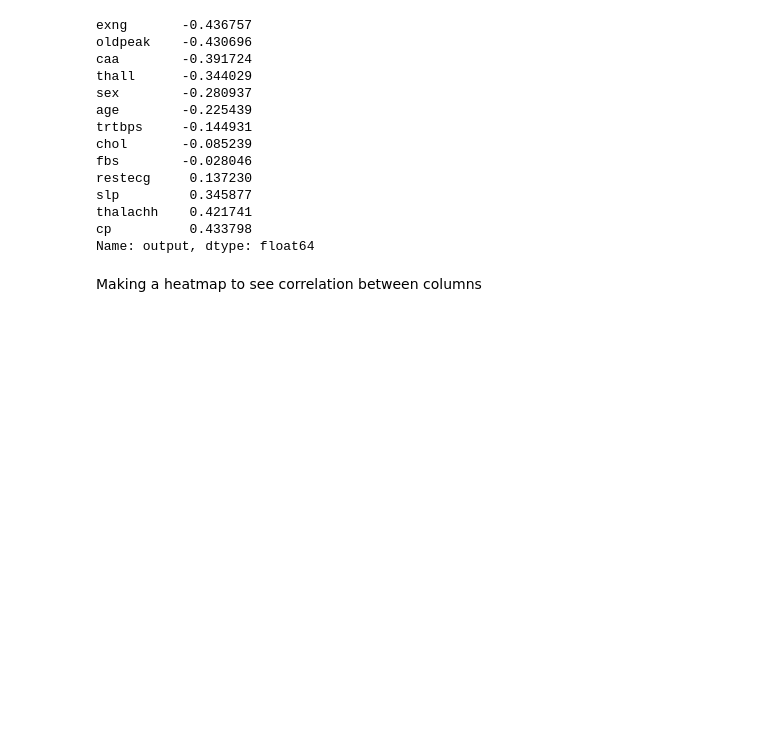
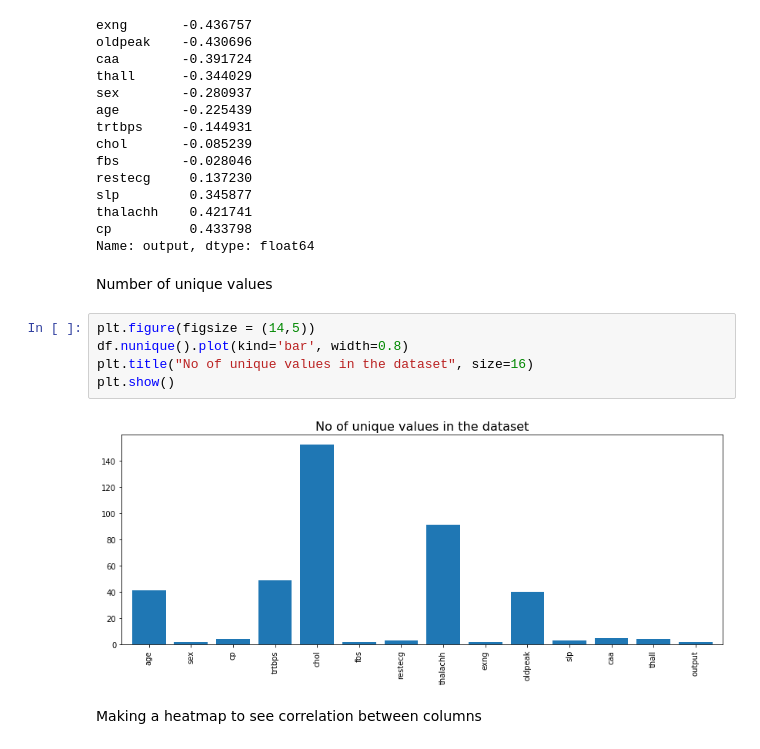
Before and after one commit to RMzemog/Heart-Attack-EDA-and-prediction, a Jupyter notebook: heart.ipynb, the cells around one changed output. Cells and saved outputs as stored; diff of their text form; blank space fills up the shorter version.

```diff
--- a/heart.ipynb
+++ b/heart.ipynb
@@ -87,6 +88,15 @@ slp         0.345877
 thalachh    0.421741
 cp          0.433798
 Name: output, dtype: float64
+# %% [markdown]
+Number of unique values
+# %%
+plt.figure(figsize = (14,5))
+df.nunique().plot(kind='bar', width=0.8)
+plt.title("No of unique values in the dataset", size=16)
+plt.show()
+# %% [output]
+[figure, added]
 # %% [markdown]
 Making a heatmap to see correlation between columns
 # %%
```
Also changed, not shown: parts of 16 cells of this notebook, 1 other file.
